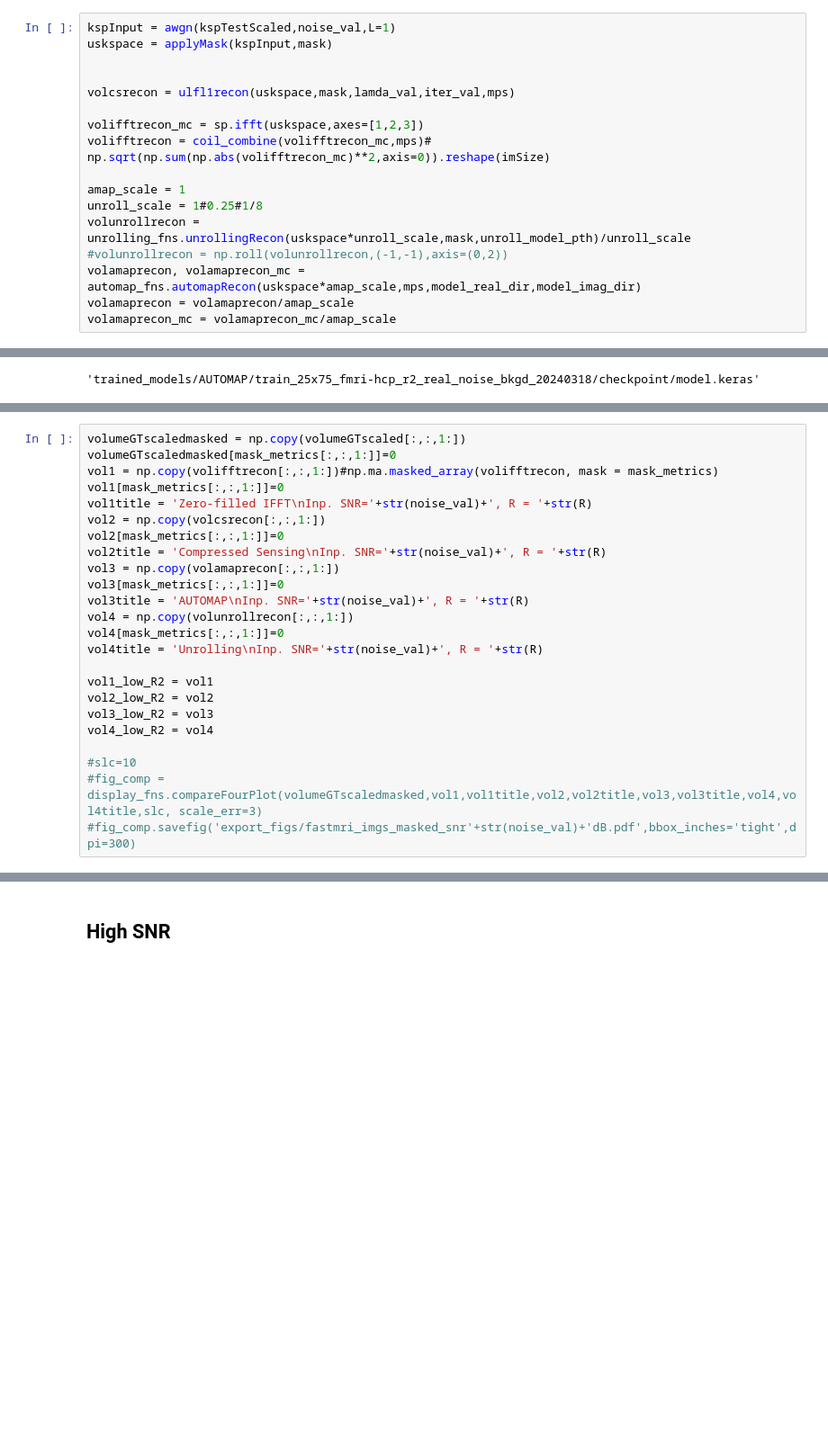
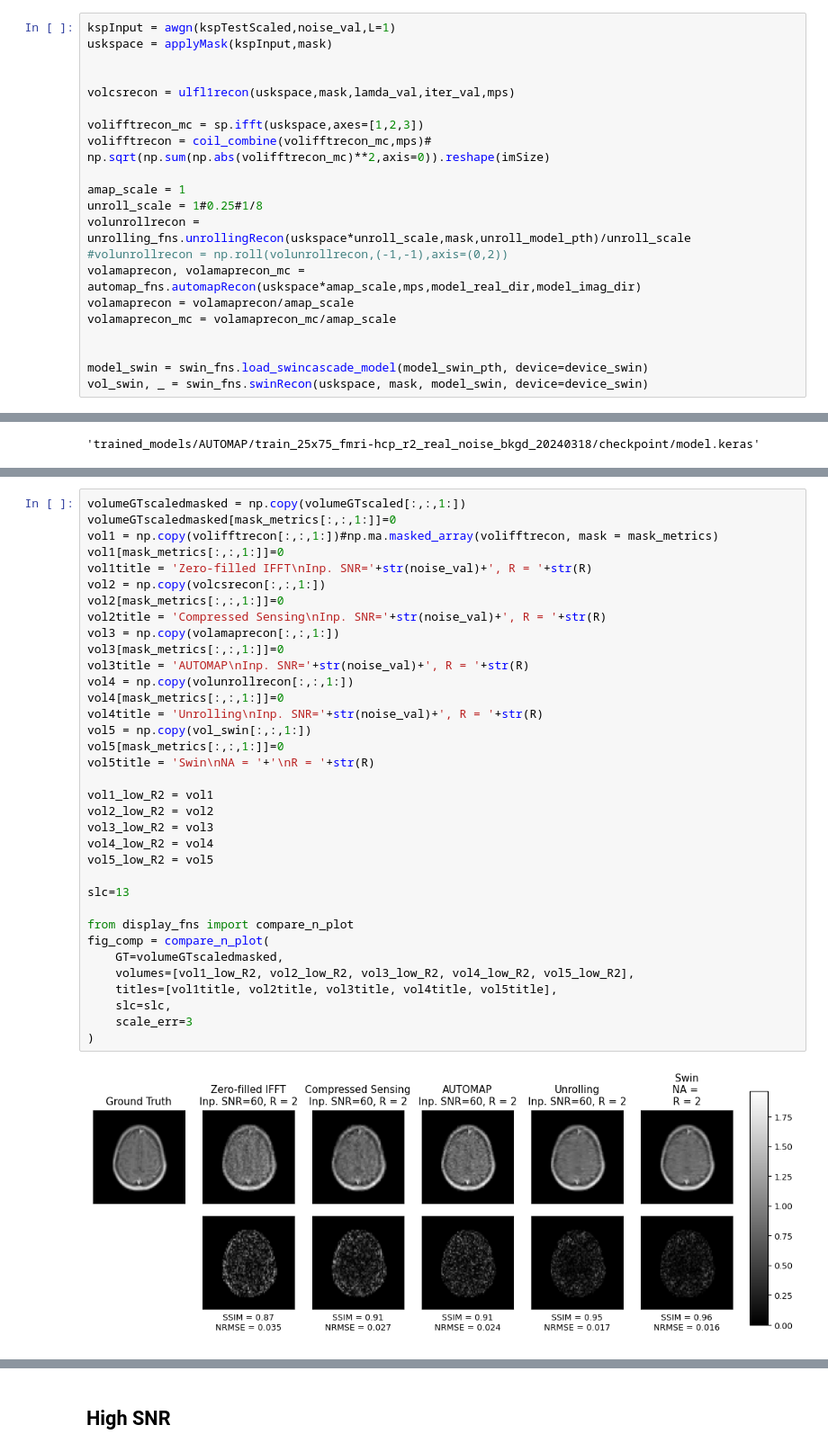
Before and after one commit to Image-X-Institute/Low_Field_MRI_Recon, a Jupyter notebook: FigB_fast_mri_noise_experiment_complete-R2_R4.ipynb, the cells around one changed output, grey strips where cells are left out. Shown at 90% size. Saved outputs shown, nothing was run; the diff lists cells and outputs as text; blank space fills up the shorter version.

```diff
--- a/FigB_fast_mri_noise_experiment_complete-R2_R4.ipynb
+++ b/FigB_fast_mri_noise_experiment_complete-R2_R4.ipynb
@@ -310,3 +370,7 @@ volunrollrecon = unrolling_fns.unrollingRecon(uskspace*unroll_scale,mask,unroll_
 volamaprecon, volamaprecon_mc = automap_fns.automapRecon(uskspace*amap_scale,mps,model_real_dir,model_imag_dir)
 volamaprecon = volamaprecon/amap_scale
 volamaprecon_mc = volamaprecon_mc/amap_scale
+
+
+model_swin = swin_fns.load_swincascade_model(model_swin_pth, device=device_swin)
+vol_swin, _ = swin_fns.swinRecon(uskspace, mask, model_swin, device=device_swin)
@@ -332,24 +391,37 @@ model_real_dir
 # %%
 volumeGTscaledmasked = np.copy(volumeGTscaled[:,:,1:])
 volumeGTscaledmasked[mask_metrics[:,:,1:]]=0
 vol1 = np.copy(volifftrecon[:,:,1:])#np.ma.masked_array(volifftrecon, mask = mask_metrics)
 vol1[mask_metrics[:,:,1:]]=0
 vol1title = 'Zero-filled IFFT\nInp. SNR='+str(noise_val)+', R = '+str(R)
 vol2 = np.copy(volcsrecon[:,:,1:])
 vol2[mask_metrics[:,:,1:]]=0
 vol2title = 'Compressed Sensing\nInp. SNR='+str(noise_val)+', R = '+str(R)
 vol3 = np.copy(volamaprecon[:,:,1:])
 vol3[mask_metrics[:,:,1:]]=0
 vol3title = 'AUTOMAP\nInp. SNR='+str(noise_val)+', R = '+str(R)
 vol4 = np.copy(volunrollrecon[:,:,1:])
 vol4[mask_metrics[:,:,1:]]=0
 vol4title = 'Unrolling\nInp. SNR='+str(noise_val)+', R = '+str(R)
+vol5 = np.copy(vol_swin[:,:,1:])
+vol5[mask_metrics[:,:,1:]]=0
+vol5title = 'Swin\nNA = '+'\nR = '+str(R)
 
 vol1_low_R2 = vol1
 vol2_low_R2 = vol2
 vol3_low_R2 = vol3
 vol4_low_R2 = vol4
+vol5_low_R2 = vol5
 
-#slc=10
-#fig_comp = display_fns.compareFourPlot(volumeGTscaledmasked,vol1,vol1title,vol2,vol2title,vol3,vol3title,vol4,vol4title,slc, scale_err=3)
-#fig_comp.savefig('export_figs/fastmri_imgs_masked_snr'+str(noise_val)+'dB.pdf',bbox_inches='tight',dpi=300)
+slc=13
+
+from display_fns import compare_n_plot
+fig_comp = compare_n_plot(
+    GT=volumeGTscaledmasked,
+    volumes=[vol1_low_R2, vol2_low_R2, vol3_low_R2, vol4_low_R2, vol5_low_R2],
+    titles=[vol1title, vol2title, vol3title, vol4title, vol5title],
+    slc=slc,
+    scale_err=3
+)
+# %% [output]
+[figure, added]
```
Also changed, not shown: parts of 53 cells of this notebook, 11 other files.
